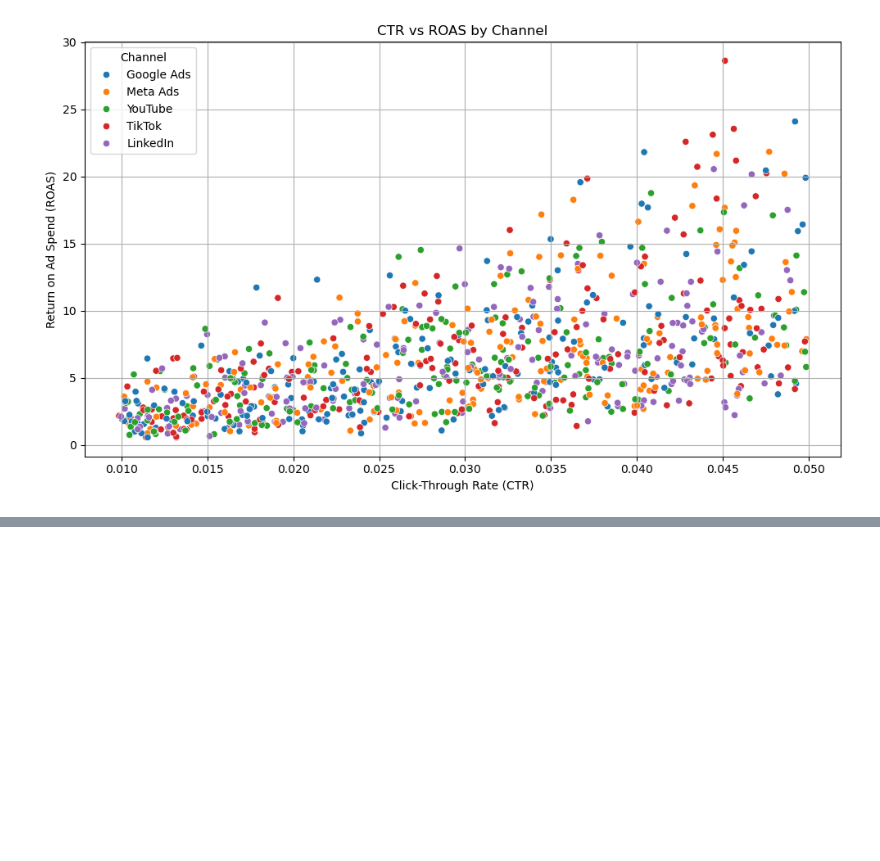
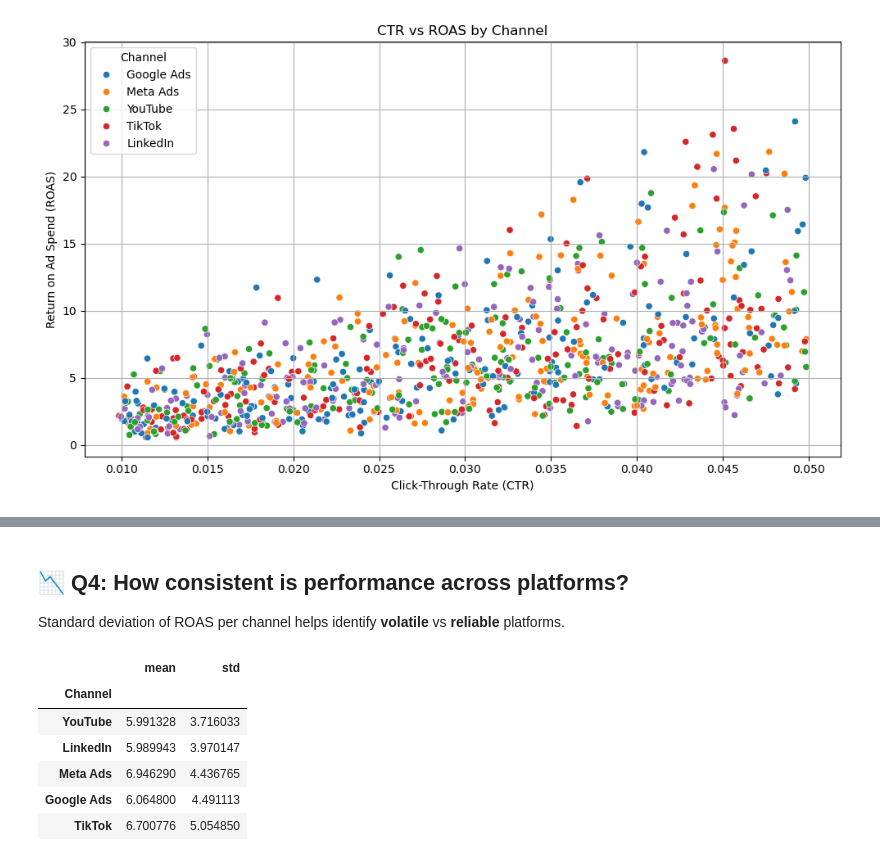
Before and after one commit to giorgidzebisashvili4/media-spend-optimization, a Jupyter notebook: notebooks/media_analysis_eda.ipynb, the cells around one changed output, grey strips where cells are left out. Drawn from its saved outputs; the diff is of its cells as text; code cells hidden in the pictures; blank space fills up the shorter version.

```diff
--- a/notebooks/media_analysis_eda.ipynb
+++ b/notebooks/media_analysis_eda.ipynb
@@ -256,0 +310,15 @@ plt.show()
+# %% [markdown]
+## 📉 Q4: How consistent is performance across platforms?
+
+Standard deviation of ROAS per channel helps identify **volatile** vs **reliable** platforms.
+# %%
+channel_roas_std = channel_roas[['mean', 'std']].sort_values('std')
+channel_roas_std.style.background_gradient(cmap='YlOrRd')
+# %% [output]
+|  | mean | std |
+| Channel |  |  |
+| YouTube | 5.991328 | 3.716033 |
+| LinkedIn | 5.989943 | 3.970147 |
+| Meta Ads | 6.946290 | 4.436765 |
+| Google Ads | 6.064800 | 4.491113 |
+| TikTok | 6.700776 | 5.054850 |
```
Also changed, not shown: parts of 8 cells of this notebook.
